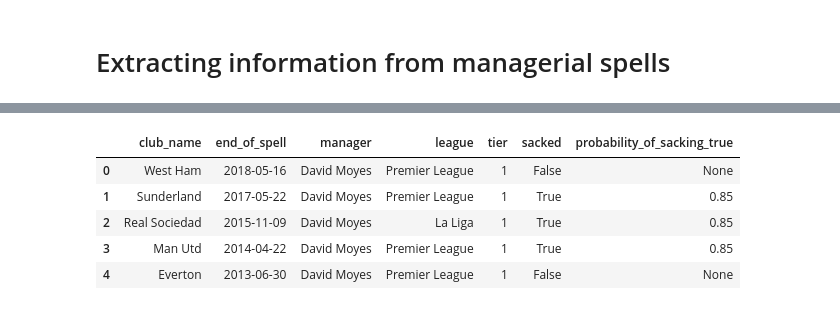
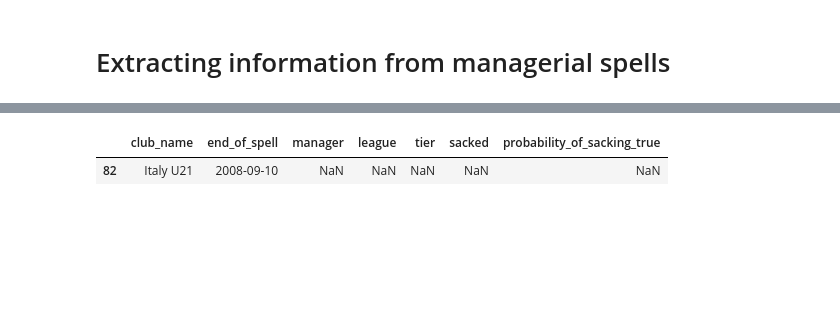
Before and after one commit to quinfer/market_expectations-manager_turnovers, a Jupyter notebook: LLM-work/variable_generator_Llama_3.ipynb, the cells around one changed output, grey strips where cells are left out. Saved outputs shown, nothing was run; the diff lists cells and outputs as text; code cells hidden in the pictures; blank space fills up the shorter version.

```diff
--- a/LLM-work/variable_generator_Llama_3.ipynb
+++ b/LLM-work/variable_generator_Llama_3.ipynb
@@ -15,14 +15,20 @@ client = Groq()
 # %%
 from typing import List, Optional
 import json
-
+from enum import Enum
 from pydantic import BaseModel
 from groq import Groq
 
 groq = Groq()
 
+class TeamLevel(Enum):
+    Level1 = "Senior"
+    Level2 = "Reserve"
+    Level3 = "Youth"
+
 class Spells(BaseModel):
     club_name: str
+    team_level: TeamLevel
     manager: str
     end_of_spell: str
     start_of_spell: str
@@ -54,8 +60,12 @@ def get_spell(club_name: str,end_of_spell: str) -> Spells:
         # Enable JSON mode by setting the response format
         response_format={"type": "json_object"},
     )
+    content = chat_completion.choices[0].message.content
+
     return Spells.model_validate_json(chat_completion.choices[0].message.content)
 
-
-spell = get_spell("Manchester United", "1965")
-#print(spell.club_name)
+#Italy U21	2008-09-10
+spell = get_spell("Italy U21", "2008-09-10")
+print(spell.club_name)
+print(spell.team_level.value)
+print(spell.manager)
@@ -67,6 +81,7 @@ progress_bar.close()
 import pandas as pd
 from tqdm import tqdm
 from groq import BadRequestError
+from pydantic import ValidationError
 inputs = pd.read_csv("LLM_input.csv")
 
 # Create a progress bar
@@ -89,12 +104,15 @@ for i, row in inputs.iterrows():
         print("\n")
         # Save the output to a new dataframe
         inputs.loc[i, "manager"] = spell.manager
+        inputs.loc[i, "Level"] = spell.team_level.value
         inputs.loc[i, "league"] = spell.league
         inputs.loc[i, "tier"] = spell.tier
         inputs.loc[i, "sacked"] = spell.sacked
         inputs.loc[i, "probability_of_sacking_true"] = spell.probability_of_sacking_true
-    except BadRequestError:
-        inputs.loc[i, "manager"] = "Bad Response"
+    except (BadRequestError, ValidationError) as e:
+        # Handle the error
+        inputs.loc[i, 'error'] = str(e)
+        continue
 
     # Update the progress bar
     progress_bar.update(1)
@@ -202,9 +220,5 @@ True
-# %%
-inputs.head()
-# %% [output]
-|  | club_name | end_of_spell | manager | league | tier | sacked | probability_of_sacking_true |
-| 0 | West Ham | 2018-05-16 | David Moyes | Premier League | 1 | False | None |
-| 1 | Sunderland | 2017-05-22 | David Moyes | Premier League | 1 | True | 0.85 |
-| 2 | Real Sociedad | 2015-11-09 | David Moyes | La Liga | 1 | True | 0.85 |
-| 3 | Man Utd | 2014-04-22 | David Moyes | Premier League | 1 | True | 0.85 |
-| 4 | Everton | 2013-06-30 | David Moyes | Premier League | 1 | False | None |
+# %%
+inputs.iloc[82:83,]
+# %% [output]
+|  | club_name | end_of_spell | manager | league | tier | sacked | probability_of_sacking_true |
+| 82 | Italy U21 | 2008-09-10 | NaN | NaN | NaN | NaN | NaN |
```
Also changed, not shown: parts of 2 cells of this notebook.
